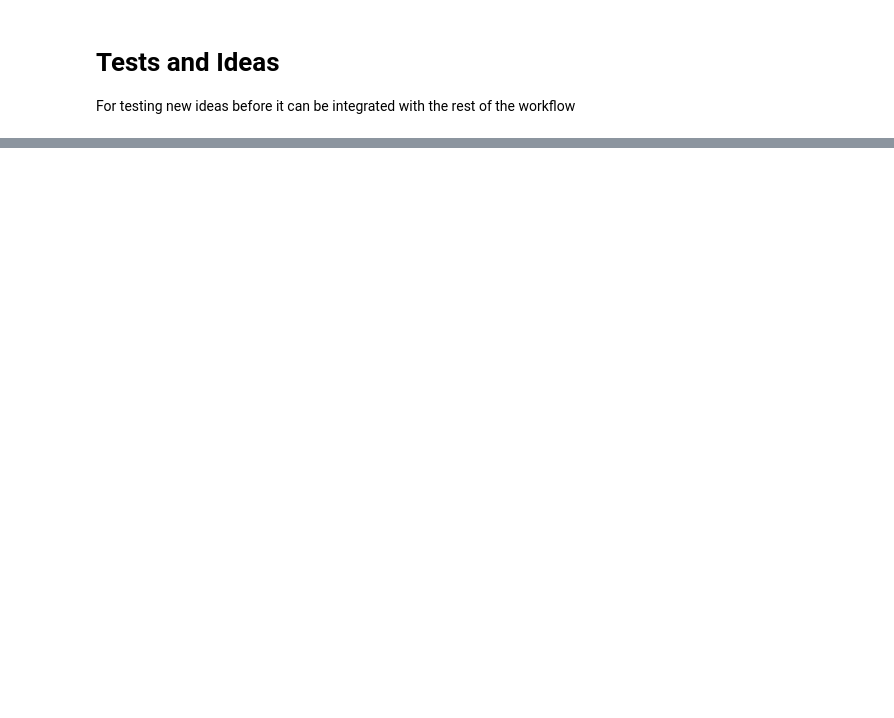
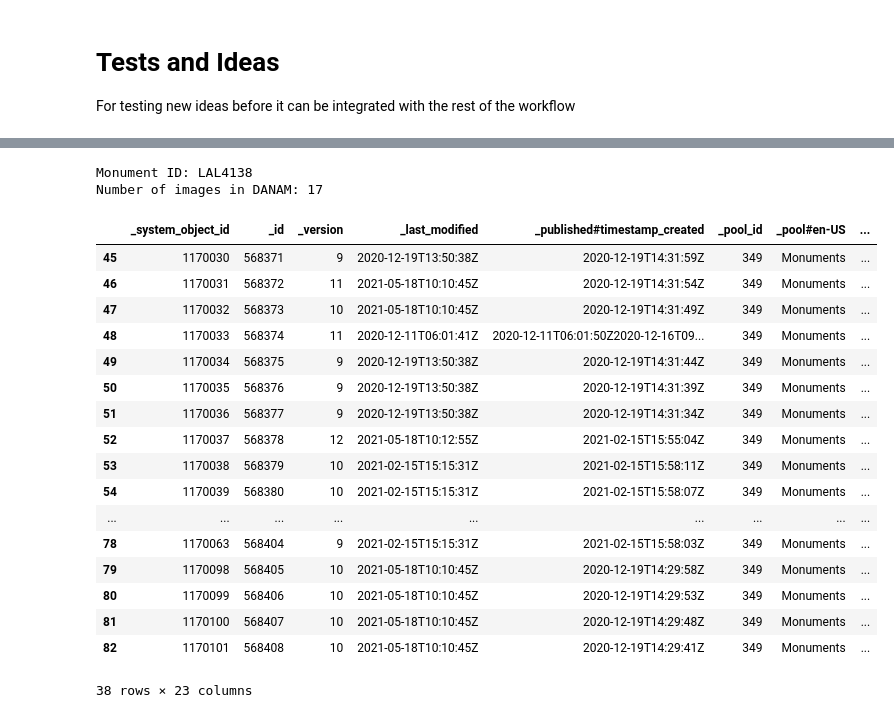
Before and after one commit to mlilyd/danammeta2csv, a Jupyter notebook: explore_heidicon.ipynb, the cells around one changed output, grey strips where cells are left out. Drawn from its saved outputs; the diff is of its cells as text; code cells hidden in the pictures; blank space fills up the shorter version.

```diff
--- a/explore_heidicon.ipynb
+++ b/explore_heidicon.ipynb
@@ -265,0 +10,34 @@ res[select_headers].sort_values('ressourcen:lk_objekt_id[].asset#original_filena
+# %%
+heidicon_df = pd.read_excel("heidicon_export.xlsx")
+# %%
+# query through metadata table based on mon id
+mon_id = 'LAL4138'
+##############################
+print("Monument ID: {}".format(mon_id))
+mon = heidicon_df.loc[(heidicon_df['obj_systematik']==mon_id) | (heidicon_df['obj_systematik']==mon_id.upper())]
+print("Number of images in DANAM: {}".format(mon.shape[0]))
+##############################
+# %% [output]
+Monument ID: LAL4138
+Number of images in DANAM: 17
+# %%
+mon
+# %% [output]
+|  | _system_object_id | _id | _version | _last_modified | _published#timestamp_created | _pool_id | _pool#en-US | ... |
+| 45 | 1170030 | 568371 | 9 | 2020-12-19T13:50:38Z | 2020-12-19T14:31:59Z | 349 | Monuments | ... |
+| 46 | 1170031 | 568372 | 11 | 2021-05-18T10:10:45Z | 2020-12-19T14:31:54Z | 349 | Monuments | ... |
+| 47 | 1170032 | 568373 | 10 | 2021-05-18T10:10:45Z | 2020-12-19T14:31:49Z | 349 | Monuments | ... |
+| 48 | 1170033 | 568374 | 11 | 2020-12-11T06:01:41Z | 2020-12-11T06:01:50Z2020-12-16T09... | 349 | Monuments | ... |
+| 49 | 1170034 | 568375 | 9 | 2020-12-19T13:50:38Z | 2020-12-19T14:31:44Z | 349 | Monuments | ... |
+| 50 | 1170035 | 568376 | 9 | 2020-12-19T13:50:38Z | 2020-12-19T14:31:39Z | 349 | Monuments | ... |
+| 51 | 1170036 | 568377 | 9 | 2020-12-19T13:50:38Z | 2020-12-19T14:31:34Z | 349 | Monuments | ... |
+| 52 | 1170037 | 568378 | 12 | 2021-05-18T10:12:55Z | 2021-02-15T15:55:04Z | 349 | Monuments | ... |
+| 53 | 1170038 | 568379 | 10 | 2021-02-15T15:15:31Z | 2021-02-15T15:58:11Z | 349 | Monuments | ... |
+| 54 | 1170039 | 568380 | 10 | 2021-02-15T15:15:31Z | 2021-02-15T15:58:07Z | 349 | Monuments | ... |
+| ... | ... | ... | ... | ... | ... | ... | ... | ... |
+| 78 | 1170063 | 568404 | 9 | 2021-02-15T15:15:31Z | 2021-02-15T15:58:03Z | 349 | Monuments | ... |
+| 79 | 1170098 | 568405 | 10 | 2021-05-18T10:10:45Z | 2020-12-19T14:29:58Z | 349 | Monuments | ... |
+| 80 | 1170099 | 568406 | 10 | 2021-05-18T10:10:45Z | 2020-12-19T14:29:53Z | 349 | Monuments | ... |
+| 81 | 1170100 | 568407 | 10 | 2021-05-18T10:10:45Z | 2020-12-19T14:29:48Z | 349 | Monuments | ... |
+| 82 | 1170101 | 568408 | 10 | 2021-05-18T10:10:45Z | 2020-12-19T14:29:41Z | 349 | Monuments | ... |
+38 rows × 23 columns
```
Also changed, not shown: parts of 7 cells of this notebook, 4 other files.
